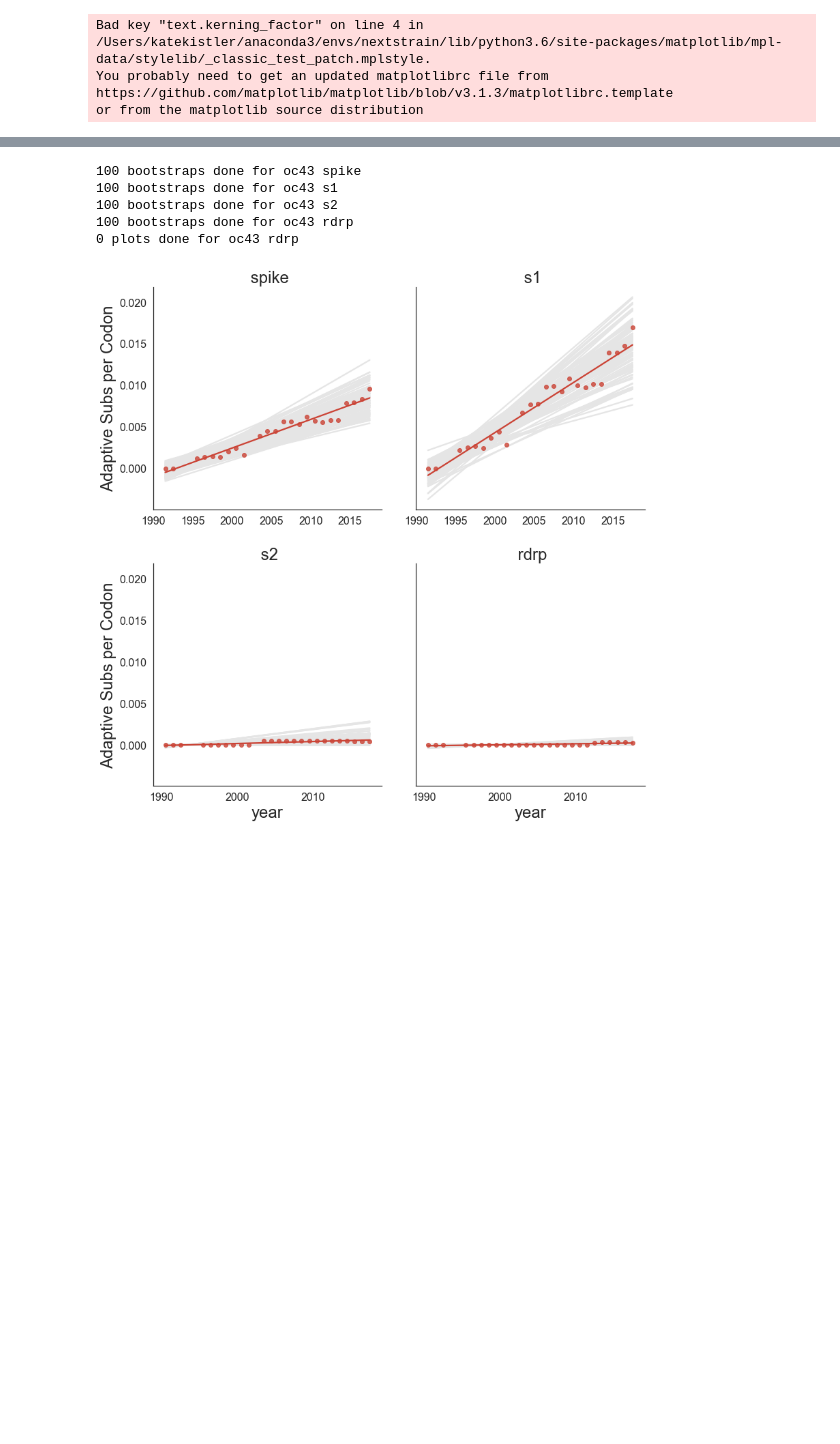
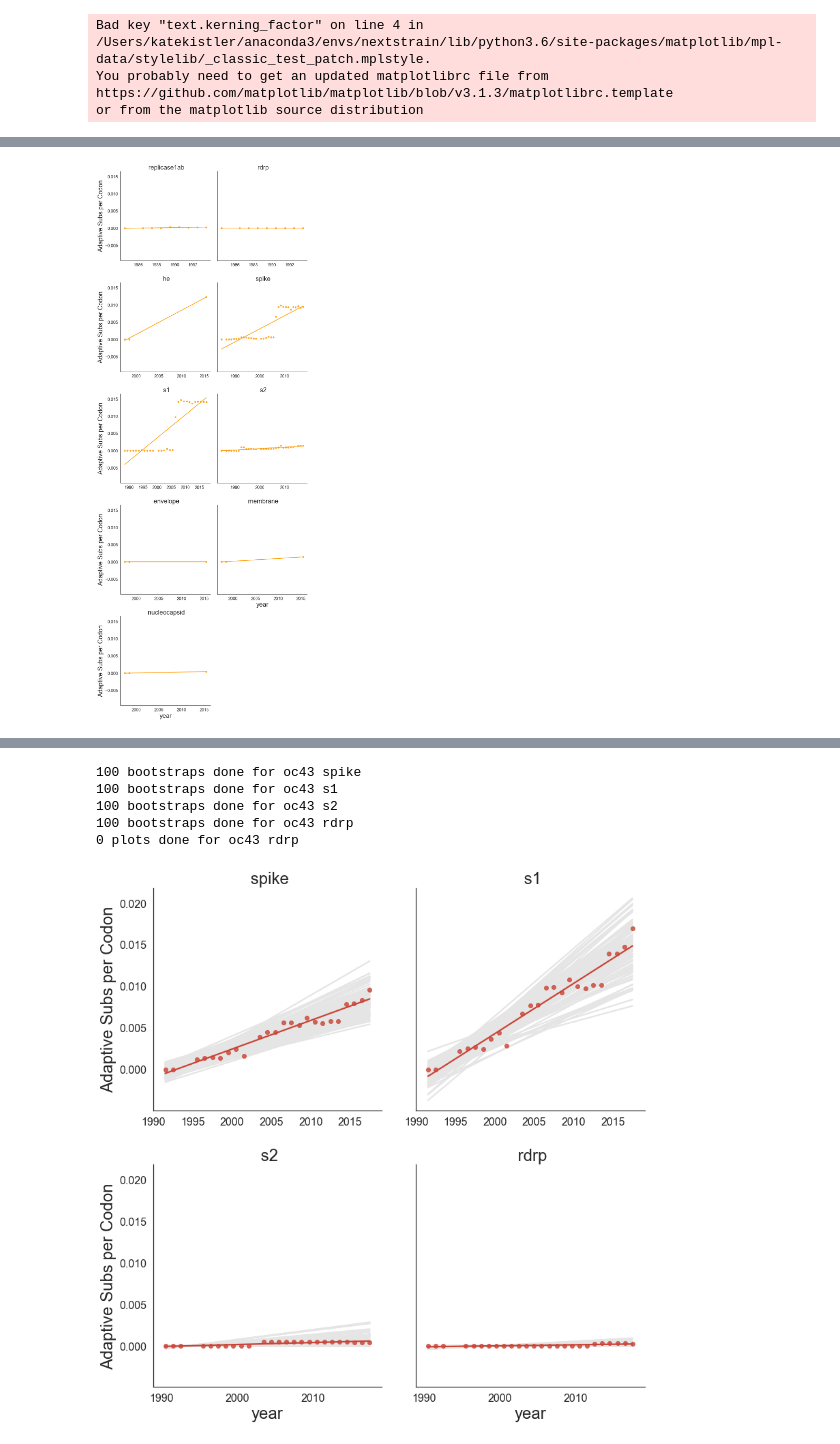
Before and after one commit to blab/seasonal-cov-adaptive-evolution, a Jupyter notebook: antigenic_evolution/bhatt_bootstrapping.ipynb, the cells around one changed output, grey strips where cells are left out. Cells and saved outputs as stored; diff of their text form; code cells hidden in the pictures; blank space fills up the shorter version.

```diff
--- a/antigenic_evolution/bhatt_bootstrapping.ipynb
+++ b/antigenic_evolution/bhatt_bootstrapping.ipynb
@@ -716,0 +717,6 @@ plot_adaptive_subs_per_codon('oc43', ['spike', 's1', 's2', 'replicase1ab', 'rdrp
+# %%
+plot_adaptive_subs_per_codon('oc43', ['replicase1ab', 'rdrp', 'he', 'spike',
+                                      's1', 's2', 'envelope', 'membrane', 'nucleocapsid'],
+                             3, 'B', 2, 0.75, 0.15, False)
+# %% [output]
+[figure, added]
```
Also changed, not shown: parts of 10 cells of this notebook, 15 other files.
